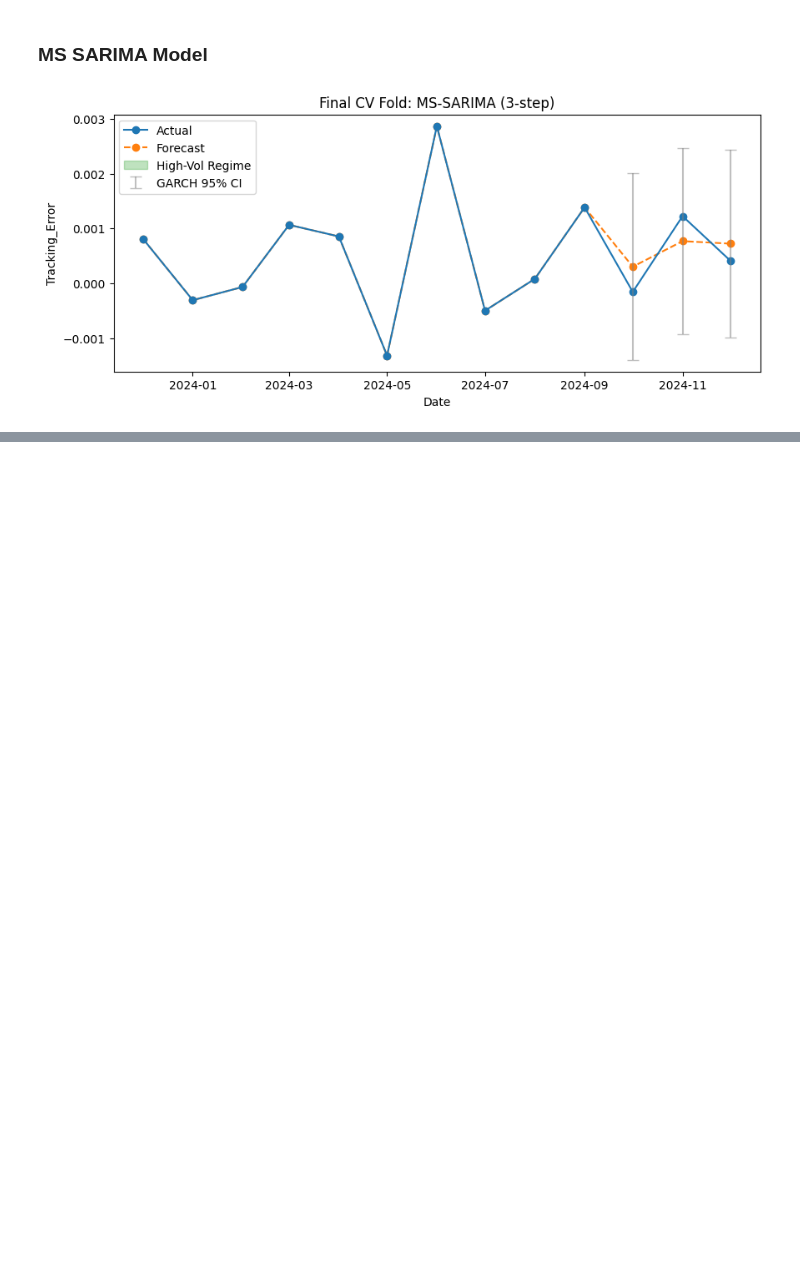
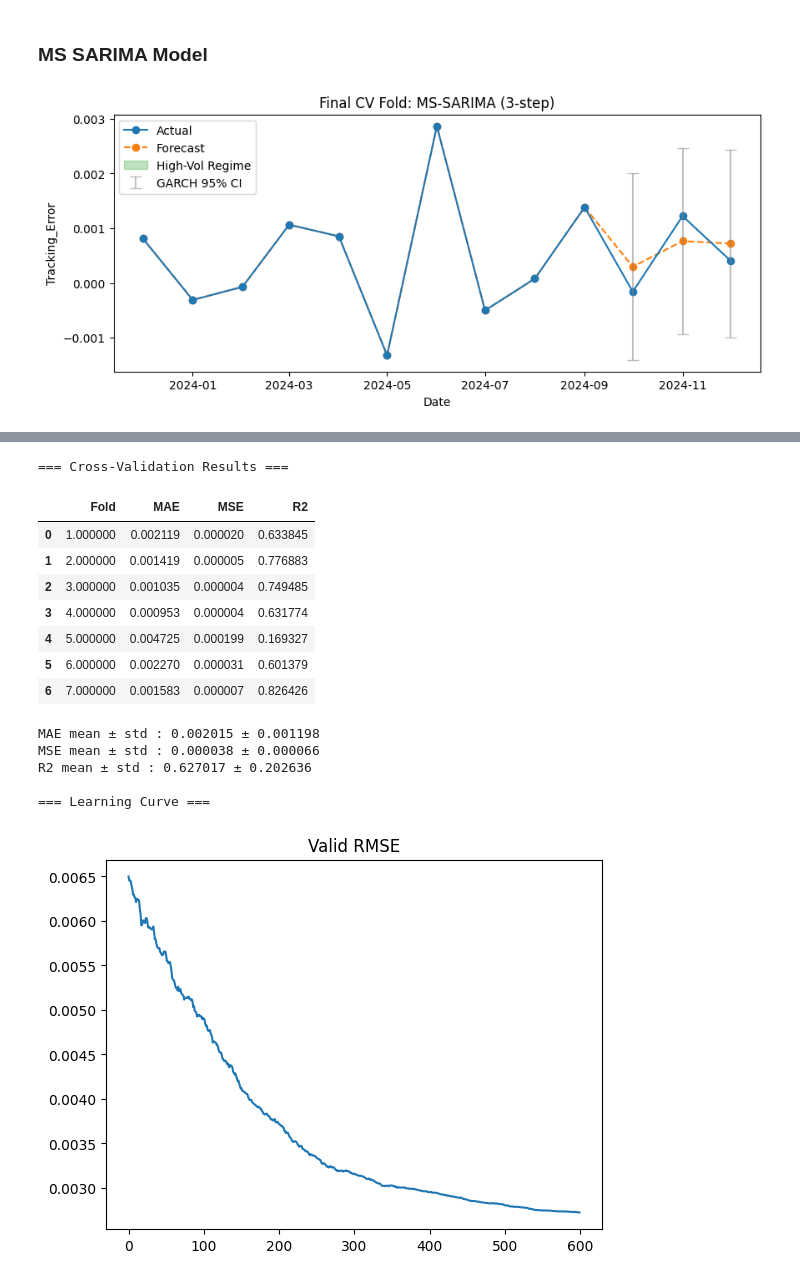
Before and after one commit to AatishDA1/ETF_TD_Forecasting, a Jupyter notebook: forecsating_models/qqq_te_forecasting_v3.ipynb, the cells around one changed output, grey strips where cells are left out. Cells and saved outputs as stored; diff of their text form; code cells hidden in the pictures; blank space fills up the shorter version.

```diff
--- a/forecsating_models/qqq_te_forecasting_v3.ipynb
+++ b/forecsating_models/qqq_te_forecasting_v3.ipynb
@@ -785,0 +862,25 @@ R2 mean ± std : 0.314037 ± 0.310242
+# %%
+def report_cv(cv):
+    """
+    Display cross-validation fold results and print mean ± std for each metric.
+
+    Parameters
+    ----------
+    cv : dict
+        Dictionary containing keys: 'folds', and nested metrics (MAE, MSE, R2),
+        each with 'values', 'mean', and 'std'.
+    """
+    print("\n=== Cross-Validation Results ===")
+
+    # Display table of metrics for each fold
+    cv_df = pd.DataFrame({
+        "Fold": range(1, cv["folds"] + 1),
+        "MAE":  cv["MAE"]["values"],
+        "MSE":  cv["MSE"]["values"],
+        "R2":   cv["R2"]["values"],
+    })
+    display(cv_df.style.format("{:.6f}"))
+
+    # Print mean ± std for each metric
+    for k in ["MAE", "MSE", "R2"]:
+        print(f"{k} mean ± std : {cv[k]['mean']:.6f} ± {cv[k]['std']:.6f}")
@@ -785,0 +1134,23 @@ R2 mean ± std : 0.314037 ± 0.310242
+# %%
+# Display cross-validation results
+report_cv(xgboost_results["cv_metrics"])
+
+# learning curve
+print("\n=== Learning Curve ===")
+plt.plot(xgboost_results["learning_curve"]["valid_rmse"]); plt.title("Valid RMSE"); plt.show()
+# %% [output]
+=== Cross-Validation Results ===
+|  | Fold | MAE | MSE | R2 |
+| 0 | 1.000000 | 0.002119 | 0.000020 | 0.633845 |
+| 1 | 2.000000 | 0.001419 | 0.000005 | 0.776883 |
+| 2 | 3.000000 | 0.001035 | 0.000004 | 0.749485 |
+| 3 | 4.000000 | 0.000953 | 0.000004 | 0.631774 |
+| 4 | 5.000000 | 0.004725 | 0.000199 | 0.169327 |
+| 5 | 6.000000 | 0.002270 | 0.000031 | 0.601379 |
+| 6 | 7.000000 | 0.001583 | 0.000007 | 0.826426 |
+MAE mean ± std : 0.002015 ± 0.001198
+MSE mean ± std : 0.000038 ± 0.000066
+R2 mean ± std : 0.627017 ± 0.202636
+
+=== Learning Curve ===
+[figure, added]
```
Also changed, not shown: parts of 15 cells of this notebook.
